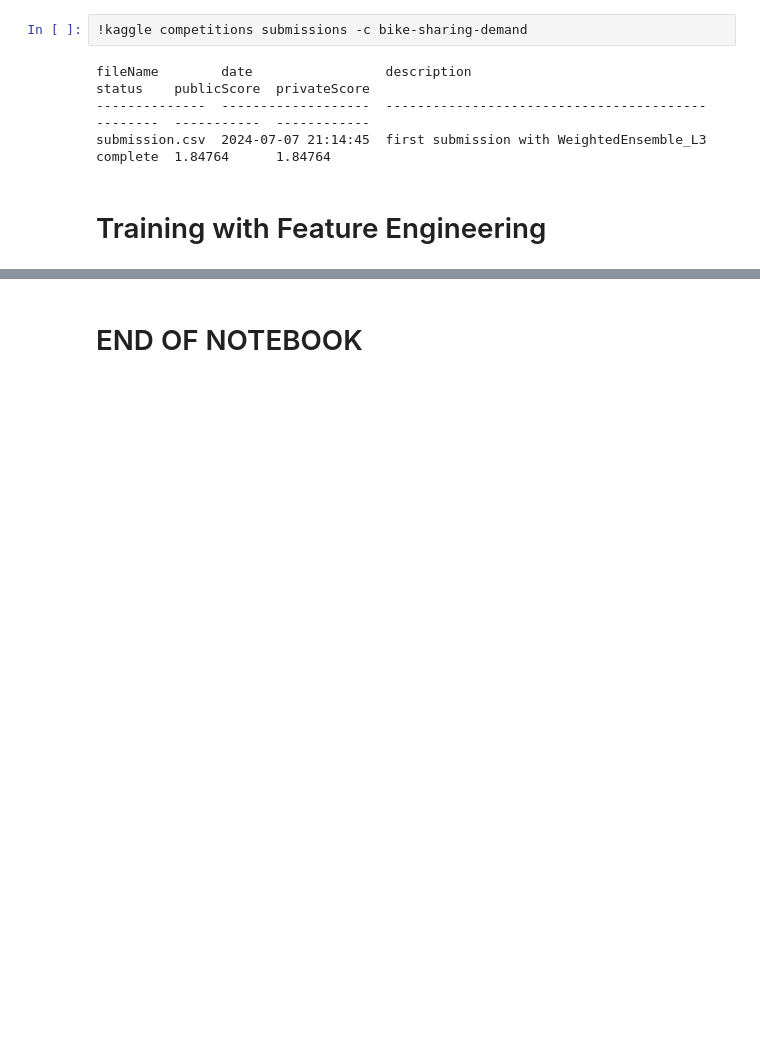
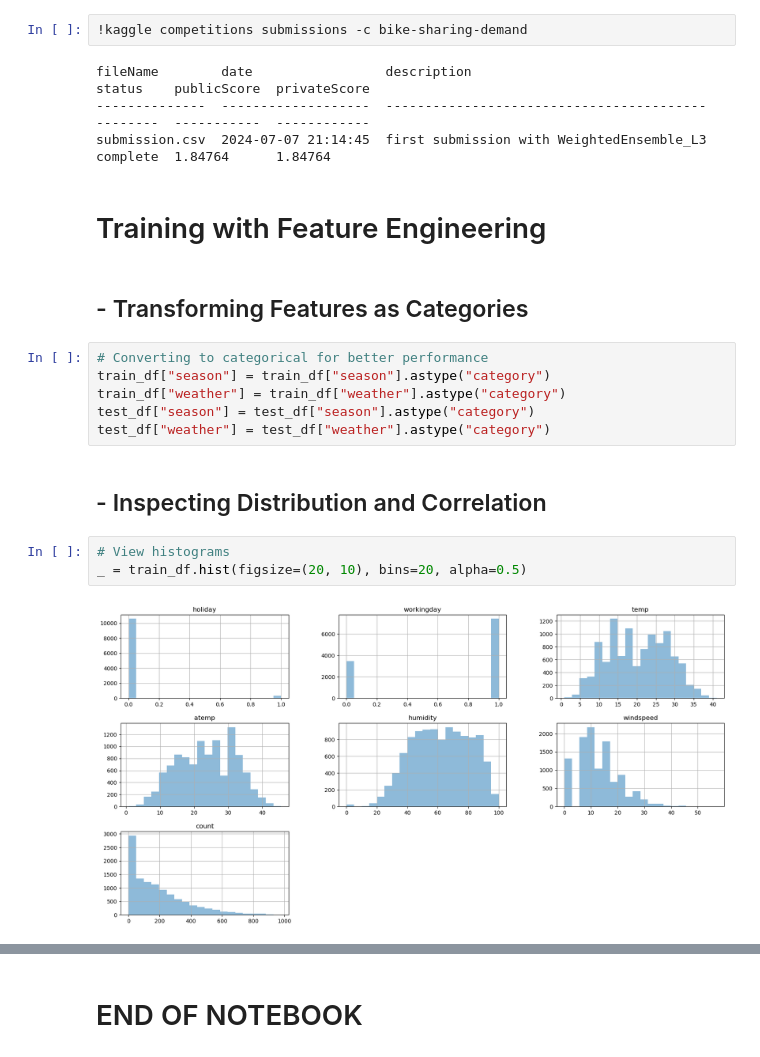
Before and after one commit to samlexrod/udacity-education, a Jupyter notebook: notebooks/bikeshare.ipynb, the cells around one changed output, grey strips where cells are left out. Cells and saved outputs as stored; diff of their text form; blank space fills up the shorter version.

```diff
--- a/notebooks/bikeshare.ipynb
+++ b/notebooks/bikeshare.ipynb
@@ -329,3 +248,18 @@ fileName        date                 description
 submission.csv  2024-07-07 21:14:45  first submission with WeightedEnsemble_L3  complete  1.84764      1.84764
 # %% [markdown]
 # Training with Feature Engineering
+# %% [markdown]
+## - Transforming Features as Categories
+# %%
+# Converting to categorical for better performance
+train_df["season"] = train_df["season"].astype("category")
+train_df["weather"] = train_df["weather"].astype("category")
+test_df["season"] = test_df["season"].astype("category")
+test_df["weather"] = test_df["weather"].astype("category")
+# %% [markdown]
+##  - Inspecting Distribution and Correlation
+# %%
+# View histograms
+_ = train_df.hist(figsize=(20, 10), bins=20, alpha=0.5)
+# %% [output]
+[figure, added]
```
Also changed, not shown: parts of 30 cells of this notebook, 6 other files.
